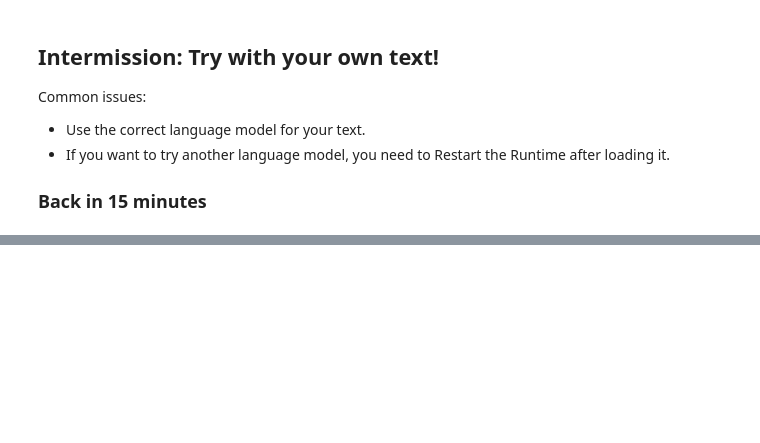
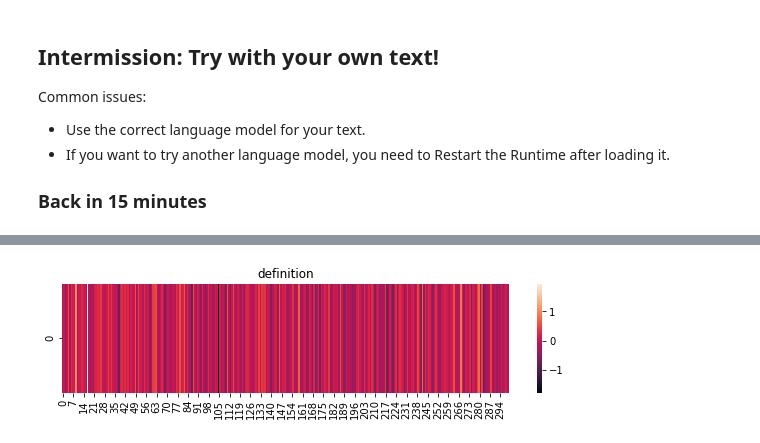
Before and after one commit to lisaong/stackup-workshops, a Jupyter notebook: text-similarity/text_processing101.ipynb, the cells around one changed output, grey strips where cells are left out. Drawn from its saved outputs; the diff is of its cells as text; code cells hidden in the pictures; blank space fills up the shorter version.

```diff
--- a/text-similarity/text_processing101.ipynb
+++ b/text-similarity/text_processing101.ipynb
@@ -485,0 +539,4 @@ Common issues:
+# %%
+plot_vector("definition", nlp_en)
+# %% [output]
+[figure, added]
```
Also changed, not shown: parts of 7 cells of this notebook.
